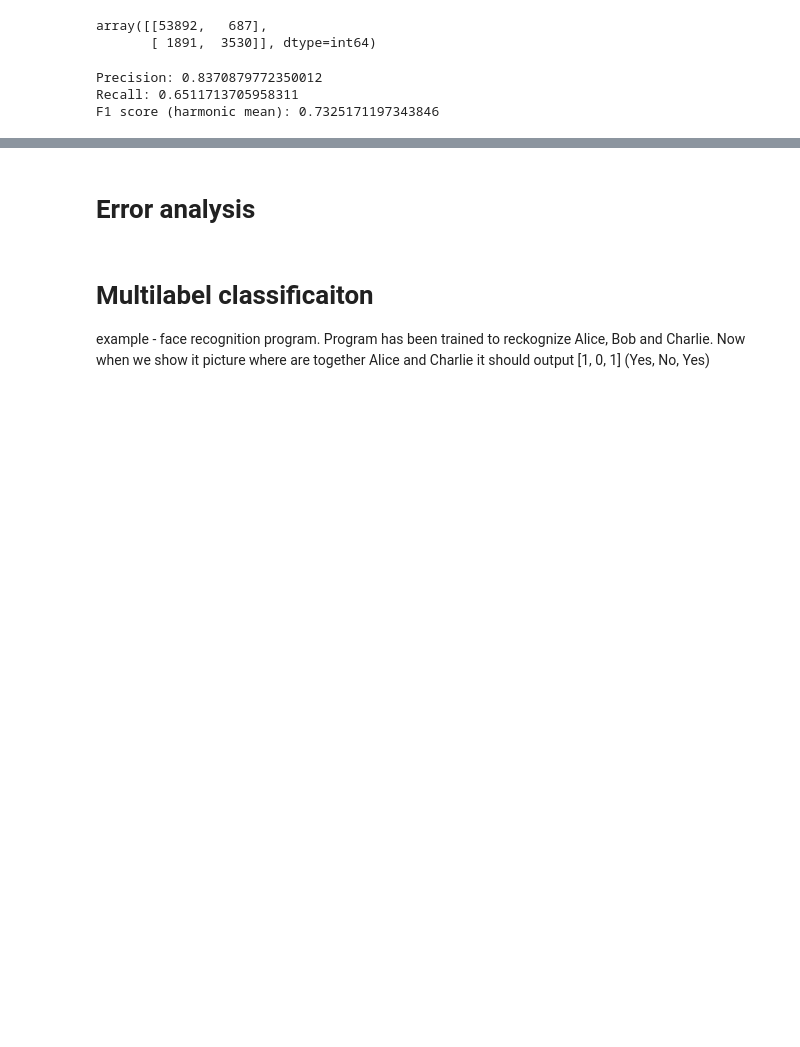
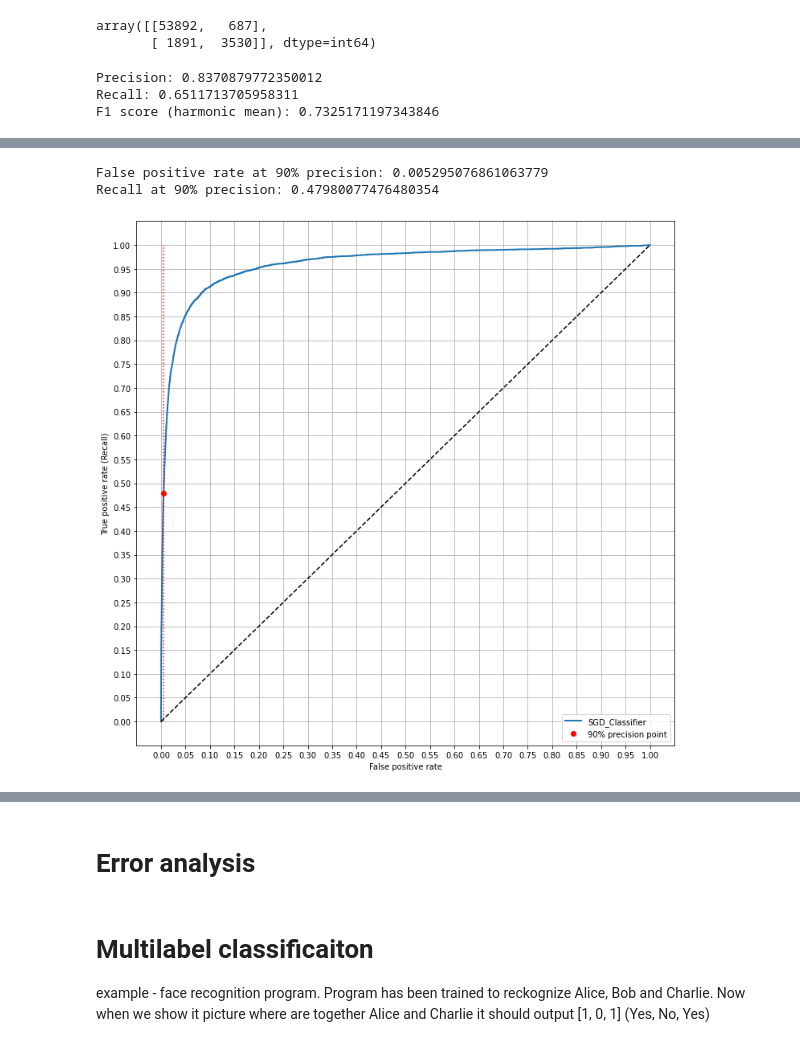
Before and after one commit to Ismaril/training, a Jupyter notebook: AI/ML_DL_book/03_mnist_classification.ipynb, the cells around one changed output, grey strips where cells are left out. Drawn from its saved outputs; the diff is of its cells as text; code cells hidden in the pictures; blank space fills up the shorter version.

```diff
--- a/AI/ML_DL_book/03_mnist_classification.ipynb
+++ b/AI/ML_DL_book/03_mnist_classification.ipynb
@@ -382,18 +470,0 @@ plt.show()
-# %%
-# plots true positive rate (tpr)(recall) against false positive
-#   rate (fpr)(insances incorrectly classified as positive)
-from sklearn.metrics import roc_curve
-
-fpr, tpr, thresholds = roc_curve(y_train_5, y_scores)
-
-
-def plot_roc_curve(fpr, tpr, label=None):
-    plt.plot(fpr, tpr, linewidth=2, label=label)
-    plt.plot([0, 1], [0, 1], "k--")  # dashed diagonal
-    plt.grid()
-    plt.ylabel("True positive rate (Recall)")
-    plt.xlabel("False positive rate")
-
-
-plot_roc_curve(fpr, tpr)
-plt.show()
@@ -419,0 +488,47 @@ plt.show()
+# %%
+# The plot below shows the ROC curve. This ROC curve plots the false positive rate against the true positive rate (recall) for all possible thresholds, the red circle highlights the chosen ratio (at 47% recall) and the diagonal line is the ROC curve of purely random binary classifier which predicts 50% of each class. Recall is not visible at the graph below, but the ratio of precision and recall is kept the same, therefore the recall you see below still corresponds to  precision of 90%.
+from sklearn.metrics import roc_curve
+
+false_positive_rate, true_positive_rate, thresholds \
+    = roc_curve(y_true=y_train_5, y_score=y_decision_scores)
+
+# Get false positive rate at 90% precision, at 47% recall
+false_positive_rate_90 = false_positive_rate[
+    np.argmax(true_positive_rate >= recall_with_90_precision)]
+print(f"False positive rate at 90% precision: {false_positive_rate_90}")
+print(f"Recall at 90% precision: {recall_with_90_precision}")
+
+
+def plot_roc_curve(fpr, tpr, label_=None):
+    """
+    :param fpr: false positive rate
+    :param tpr: true positive rate
+    :return:
+    """
+    plt.plot(fpr, tpr, linewidth=2, label=label_)
+    plt.plot([false_positive_rate_90],
+             [recall_with_90_precision],
+             "ro",
+             label="90% precision point") # red dot
+    plt.plot([0, 1], [0, 1], "k--")  # dashed diagonal
+    plt.grid()
+    plt.yticks(np.arange(0, 1.05, step=0.05))
+    plt.xticks(np.arange(0, 1.05, step=0.05))
+    plt.plot([false_positive_rate_90, false_positive_rate_90], [0, 1], "r:") # vertical red line
+    plt.ylabel("True positive rate (Recall)")
+    plt.xlabel("False positive rate")
+
+
+plt.figure(figsize=(12, 12))
+plot_roc_curve(false_positive_rate, true_positive_rate, "SGD_Classifier")
+plt.legend()
+plt.show()
+
+# At the plot below, you see that the lower the false positive rate the better for use.
+# At the same time the higher the recall the better for us.
+# Seems like the ROC plot shows us also that there is some trade-off between false positive rate and recall. The better the false positives, the worse the recall.
+# This means that ideally we want to be as close to the top left corner as possible.
+# %% [output]
+False positive rate at 90% precision: 0.005295076861063779
+Recall at 90% precision: 0.47980077476480354
+[figure, added]
```
Also changed, not shown: parts of 38 cells of this notebook, 1 other file.
